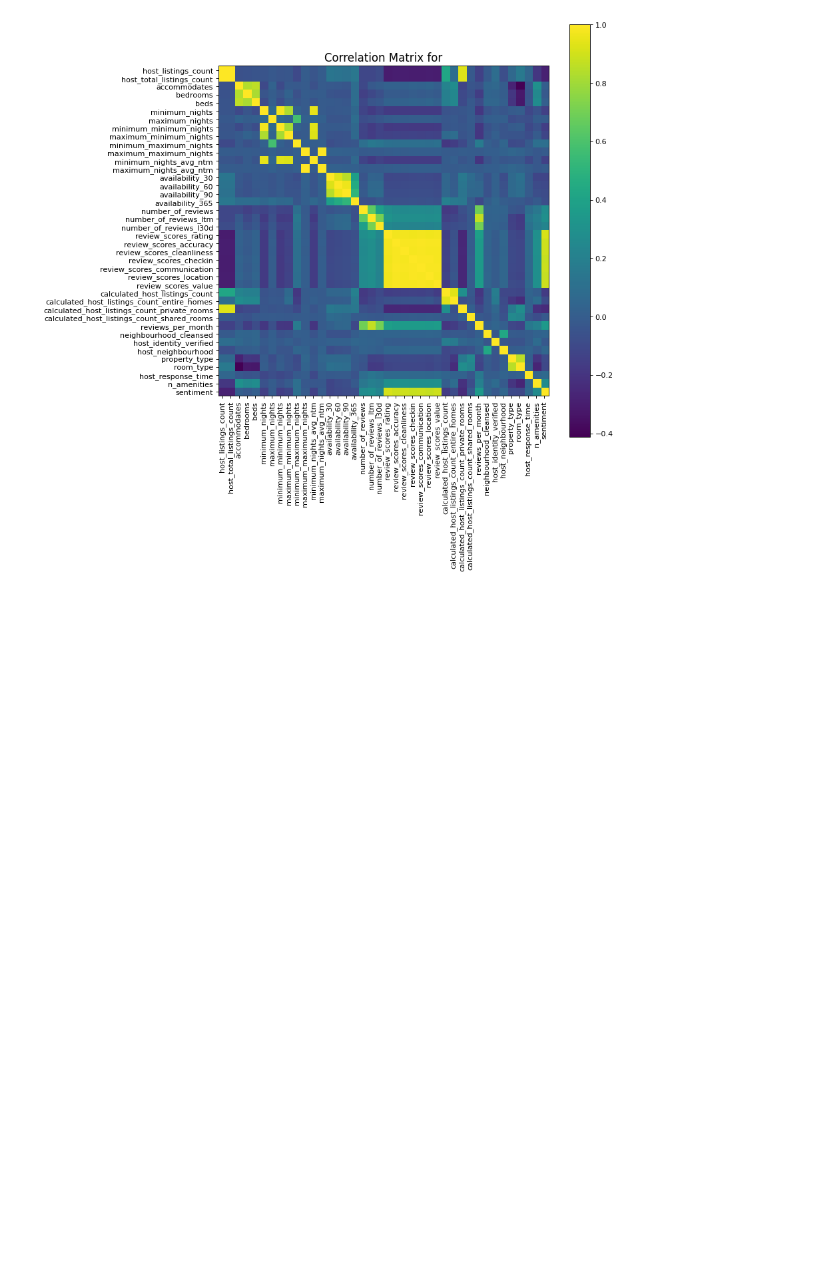
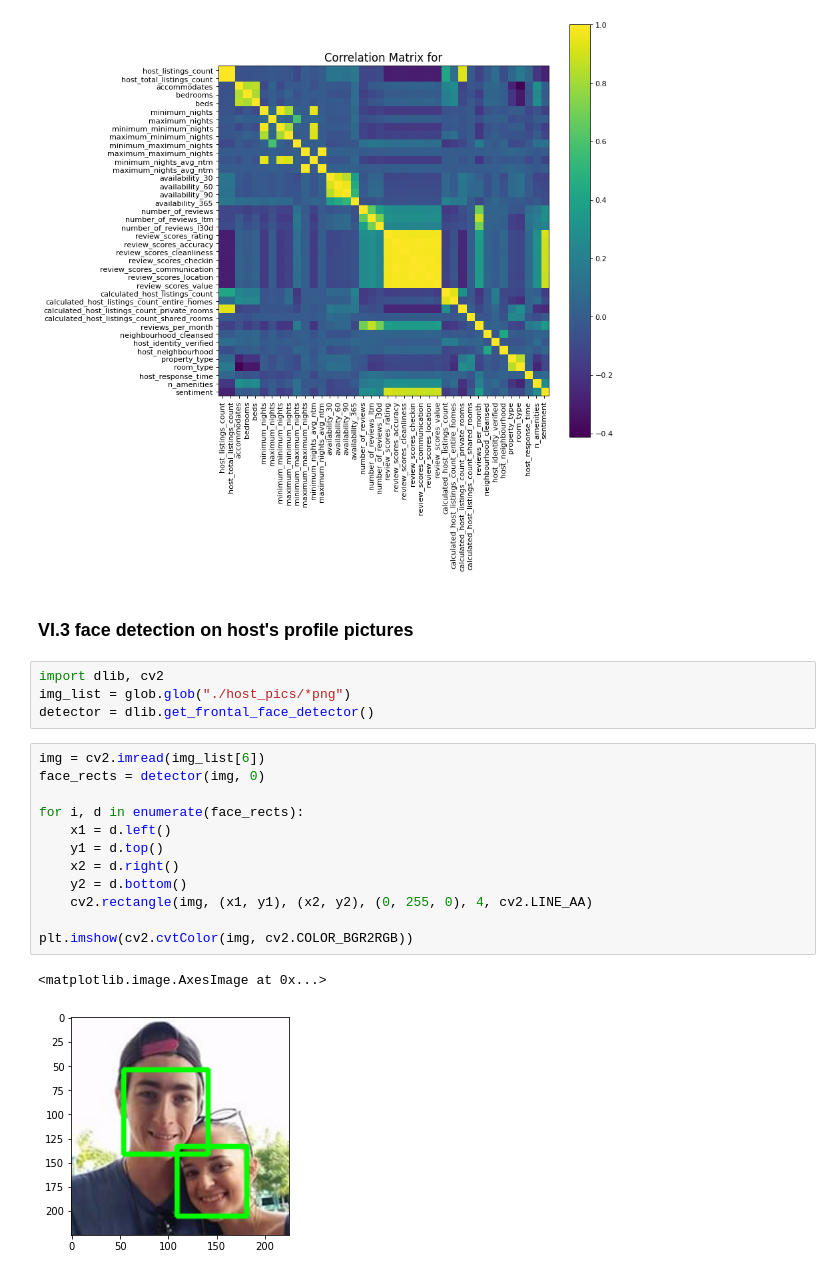
Before and after one commit to italu1013/insideairbnb_rental_price_prediction, a Jupyter notebook: SD_airbnb_rental_EDA_and_rental_predict_modeling.ipynb, the cells around one changed output. Drawn from its saved outputs; the diff is of its cells as text; blank space fills up the shorter version.

```diff
--- a/SD_airbnb_rental_EDA_and_rental_predict_modeling.ipynb
+++ b/SD_airbnb_rental_EDA_and_rental_predict_modeling.ipynb
@@ -485,3 +492,24 @@ df_plot["Y"] = Y
 plotCorrelationMatrix(df_plot, 10)
 # %% [output]
 [figure]
+# %% [markdown]
+### VI.3 face detection on host's profile pictures
+# %%
+import dlib, cv2
+img_list = glob.glob("./host_pics/*png")
+detector = dlib.get_frontal_face_detector()
+# %%
+img = cv2.imread(img_list[6])
+face_rects = detector(img, 0)
+
+for i, d in enumerate(face_rects):
+    x1 = d.left()
+    y1 = d.top()
+    x2 = d.right()
+    y2 = d.bottom()
+    cv2.rectangle(img, (x1, y1), (x2, y2), (0, 255, 0), 4, cv2.LINE_AA)
+
+plt.imshow(cv2.cvtColor(img, cv2.COLOR_BGR2RGB))
+# %% [output]
+<matplotlib.image.AxesImage at 0x...>
+[figure, added]
```
Also changed, not shown: parts of 9 cells of this notebook.
